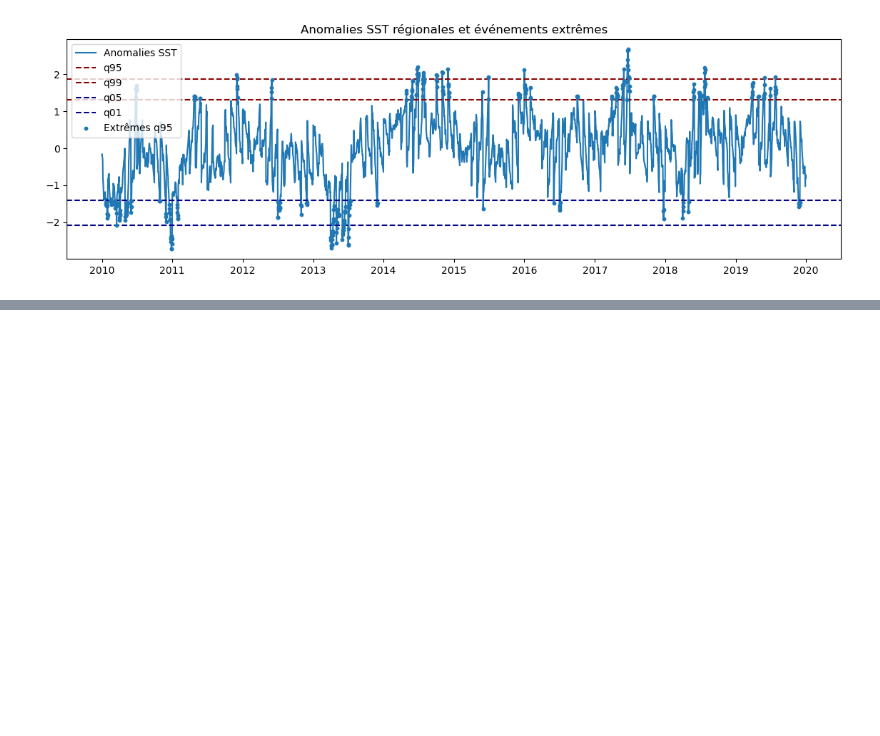
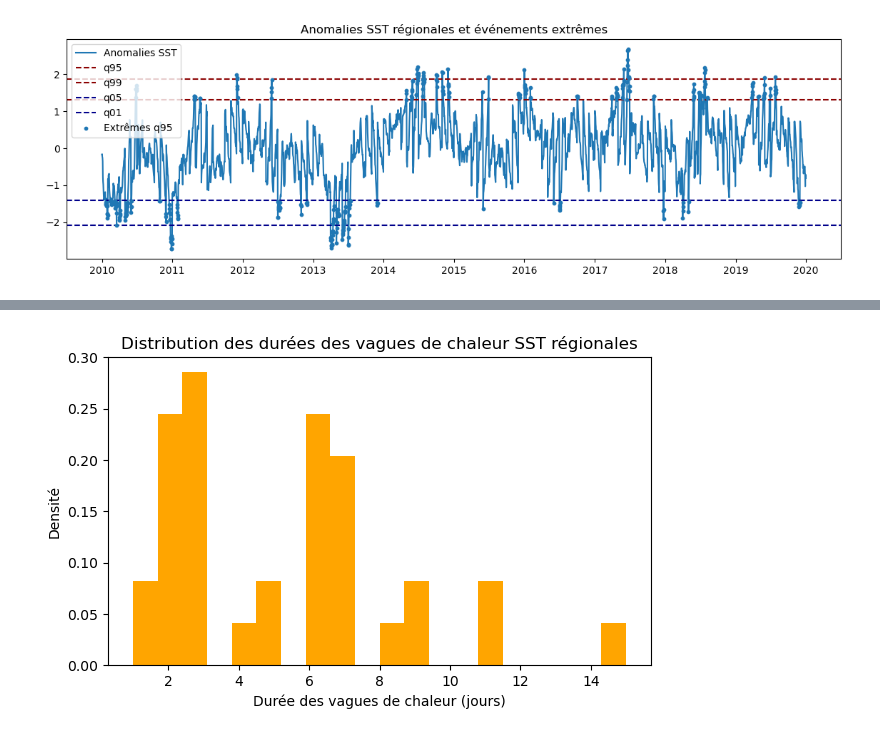
Before and after one commit to mkkuu/EnglishChannelSSTSciML, a Jupyter notebook: notebooks/statisticalAnalysis/11extremesAnalysis.ipynb, the cells around one changed output, grey strips where cells are left out. Drawn from its saved outputs; the diff is of its cells as text; code cells hidden in the pictures; blank space fills up the shorter version.

```diff
--- a/notebooks/statisticalAnalysis/11extremesAnalysis.ipynb
+++ b/notebooks/statisticalAnalysis/11extremesAnalysis.ipynb
@@ -214,0 +248,29 @@ plt.show()
+# %%
+# We fix a threshold to analyze heatwave durations
+isExtreme95 = sstReg > q95Reg
+
+events = []
+currentLength = 0
+
+# We loop through the boolean series to find lengths of extreme events
+for val in isExtreme95.values:
+    if val:
+        currentLength += 1
+    else:
+        if currentLength > 0:
+            events.append(currentLength)
+            currentLength = 0
+
+# To catch an event ending at the last time step
+if currentLength > 0:
+    events.append(currentLength)
+
+# Plotting the distribution of heatwave durations
+plt.figure(figsize=(7, 4))
+plt.hist(events, bins=20, density=True, color="orange")
+plt.xlabel("Durée des vagues de chaleur (jours)")
+plt.ylabel("Densité")
+plt.title("Distribution des durées des vagues de chaleur SST régionales")
+plt.show()
+# %% [output]
+[figure, added]
```
Also changed, not shown: parts of 10 cells of this notebook.
